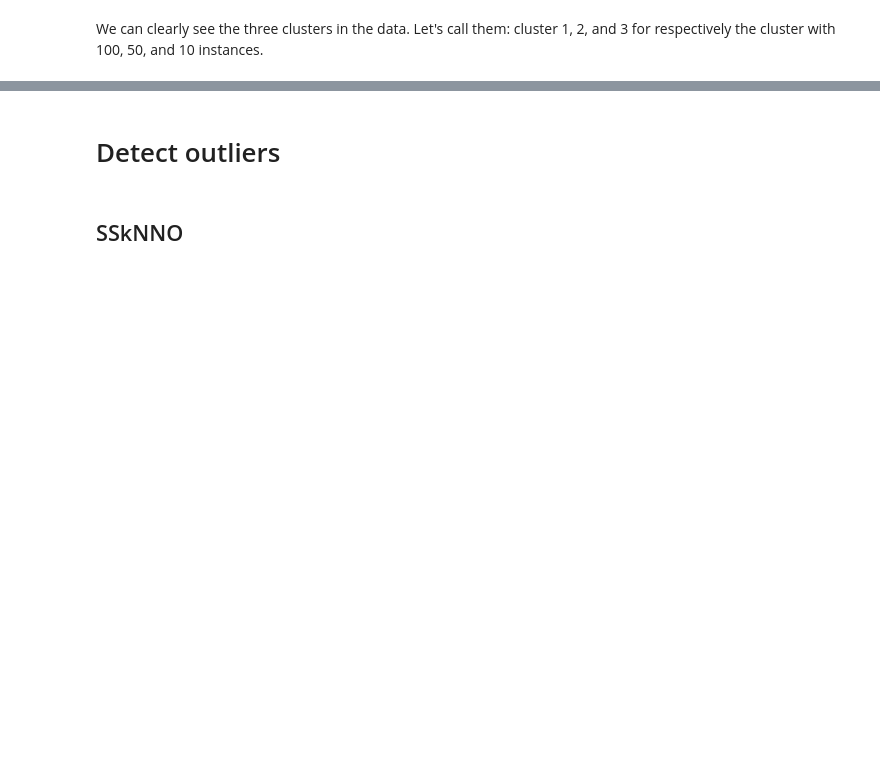
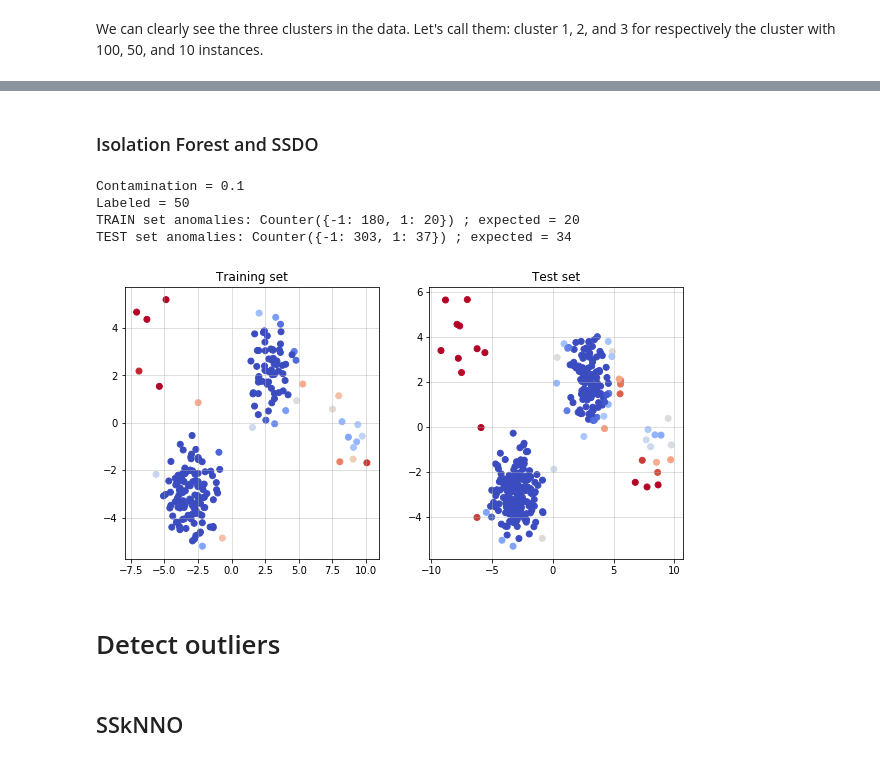
Before and after one commit to Vincent-Vercruyssen/anomatools, a Jupyter notebook: notebooks/Semi-supervised_detection_example.ipynb, the cells around one changed output, grey strips where cells are left out. Drawn from its saved outputs; the diff is of its cells as text; code cells hidden in the pictures; blank space fills up the shorter version.

```diff
--- a/notebooks/Semi-supervised_detection_example.ipynb
+++ b/notebooks/Semi-supervised_detection_example.ipynb
@@ -35,3 +73,46 @@ We can clearly see the three clusters in the data. Let's call them: cluster 1, 2
+# %% [markdown]
+### Isolation Forest and SSDO
+# %%
+Xtr = X_train.copy()
+Xte = X_test.copy()
+
+
+c = 0.1
+print('Contamination =', c)
+y = np.zeros(len(Xtr), dtype=int)
+y[:50] = -1
+print('Labeled =', len(np.where(y != 0)[0]))
+
+# iForest
+prior_detector = IsolationForest(n_estimators=100, contamination=c, behaviour='new')
+prior_detector.fit(Xtr)
+tr_prior = prior_detector.decision_function(Xtr) * -1
+te_prior = prior_detector.decision_function(Xte) * -1
+tr_prior = tr_prior + abs(min(tr_prior))
+te_prior = te_prior + abs(min(te_prior))
+
+# SSDO
+detector = SSDO(k=30, alpha=2.3, unsupervised_prior='other', contamination=c)
+tr_pred = detector.fit_predict(Xtr, y, prior=tr_prior)
+tr_prob = detector.predict_proba(Xtr, prior=tr_prior, method='unify')[:, 1]
+te_pred = detector.predict(Xte, prior=te_prior)
+te_prob = detector.predict_proba(Xte, prior=te_prior, method='unify')[:, 1]  # anomaly probabilities
+
+print('TRAIN set anomalies:', Counter(tr_pred), '; expected =', int(c * len(Xtr)))
+print('TEST set anomalies:', Counter(te_pred), '; expected =', int(c * len(Xte)))
+
+# plot
+color_code = {0: 'black', 1: 'red', -1: 'blue'}
+fig, axes = plt.subplots(1, 2, figsize=(10, 5))
+axes[0].scatter(Xtr[:, 0], Xtr[:, 1], c=tr_prob, cmap=plt.cm.coolwarm); axes[0].set_title('Training set')
+axes[1].scatter(Xte[:, 0], Xte[:, 1], c=te_prob, cmap=plt.cm.coolwarm); axes[1].set_title('Test set')
+for i in range(len(axes)): axes[i].grid(alpha=0.5)
+# %% [output]
+Contamination = 0.1
+Labeled = 50
+TRAIN set anomalies: Counter({-1: 180, 1: 20}) ; expected = 20
+TEST set anomalies: Counter({-1: 303, 1: 37}) ; expected = 34
+[figure, added]
 # %% [markdown]
 # Detect outliers
 # %% [markdown]
```
Also changed, not shown: parts of 5 cells of this notebook, 2 other files.
